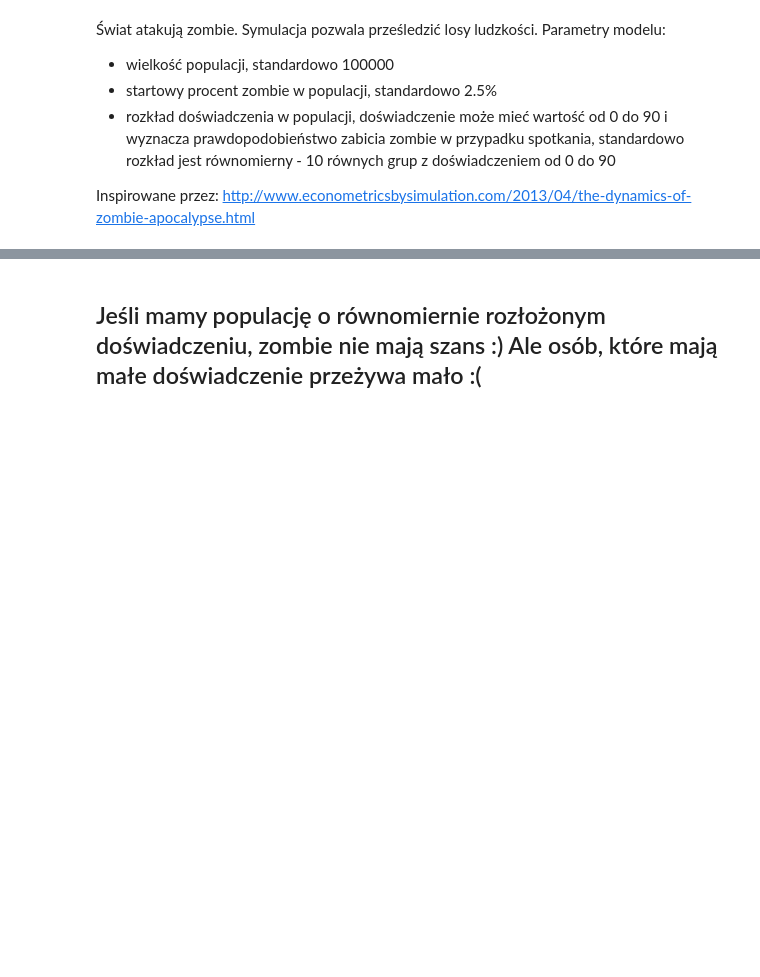
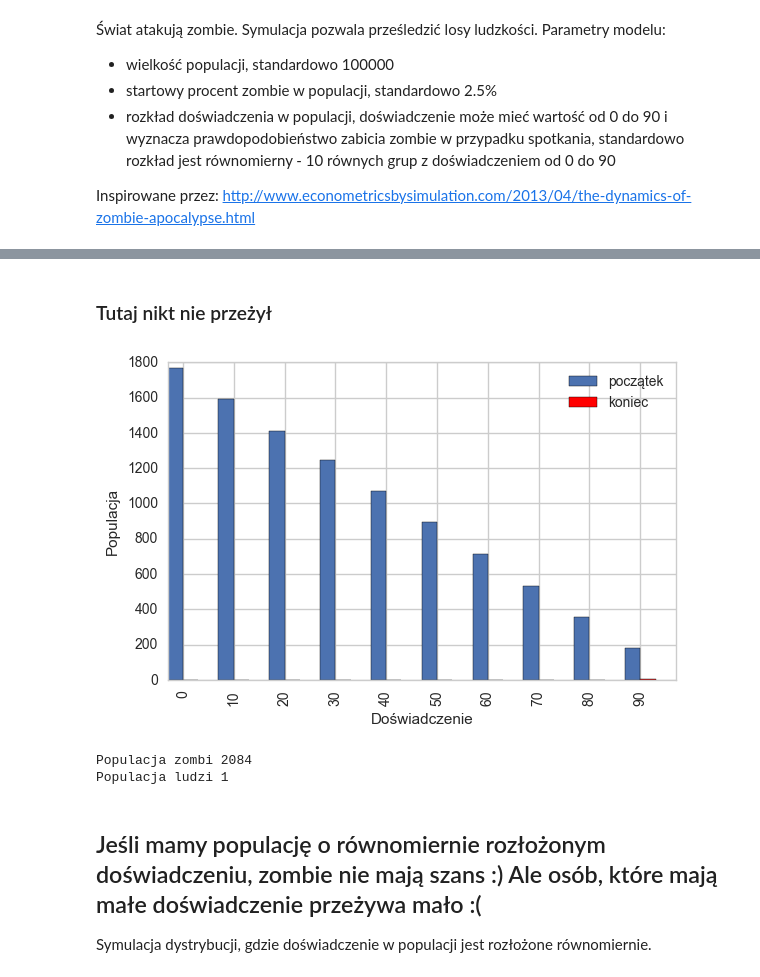
Before and after one commit to chinski99/zombie, a Jupyter notebook: zombie.ipynb, the cells around one changed output, grey strips where cells are left out. Saved outputs shown, nothing was run; the diff lists cells and outputs as text; code cells hidden in the pictures; blank space fills up the shorter version.

```diff
--- a/zombie.ipynb
+++ b/zombie.ipynb
@@ -128,2 +129,16 @@ def plot_simulation(dict):
+# %%
+def plot_population(dict):
+    df=pd.DataFrame.from_dict(dict)
+    beg=df[humans_p][:1]
+    end=df[humans_p][-1:]
+    tgth=pd.concat((beg,end)).transpose()
+    tgth.columns=[['period','period'],['beginning','end']]
+    plt.bar(range(0,100,10),tgth['period']['beginning'],3,label='początek')
+    plt.bar(range(3,103,10),tgth['period']['end'],3,label='koniec',color='red')
+    plt.xlabel('Doświadczenie')
+    plt.ylabel('Populacja')
+    plt.xticks(range(3,103,10), range(0,100,10),rotation='vertical')
+    plt.legend()
+    plt.tight_layout()
 # %% [markdown]
 ## Jeśli osób z doświadczeniem jest mało, zombie opanowują świat :(
@@ -135,5 +152,23 @@ plot_simulation(d1)
+# %% [markdown]
+### Tutaj nikt nie przeżył
+# %%
+plot_population(d1)
+# %% [output]
+[figure, added]
+# %%
+df=pd.DataFrame.from_dict(d1)
+humans_p = ['humans'+str(i) for i in range(0,100,10)]
+survivors = df.iloc[-1][humans_p]
+zombies = df.iloc[-1]['zombies']
+print('Populacja zombi %d' %zombies)
+print('Populacja ludzi %d' %survivors.sum())
+# %% [output]
+Populacja zombi 2084
+Populacja ludzi 1
 # %% [markdown]
 ## Jeśli mamy populację o równomiernie rozłożonym doświadczeniu, zombie nie mają szans :) Ale osób, które mają małe doświadczenie przeżywa mało :(
+
+Symulacja dystrybucji, gdzie doświadczenie w populacji jest rozłożone równomiernie.
 # %%
 d2=sim()
 plot_simulation(d2)
```
Also changed, not shown: parts of 11 cells of this notebook.
